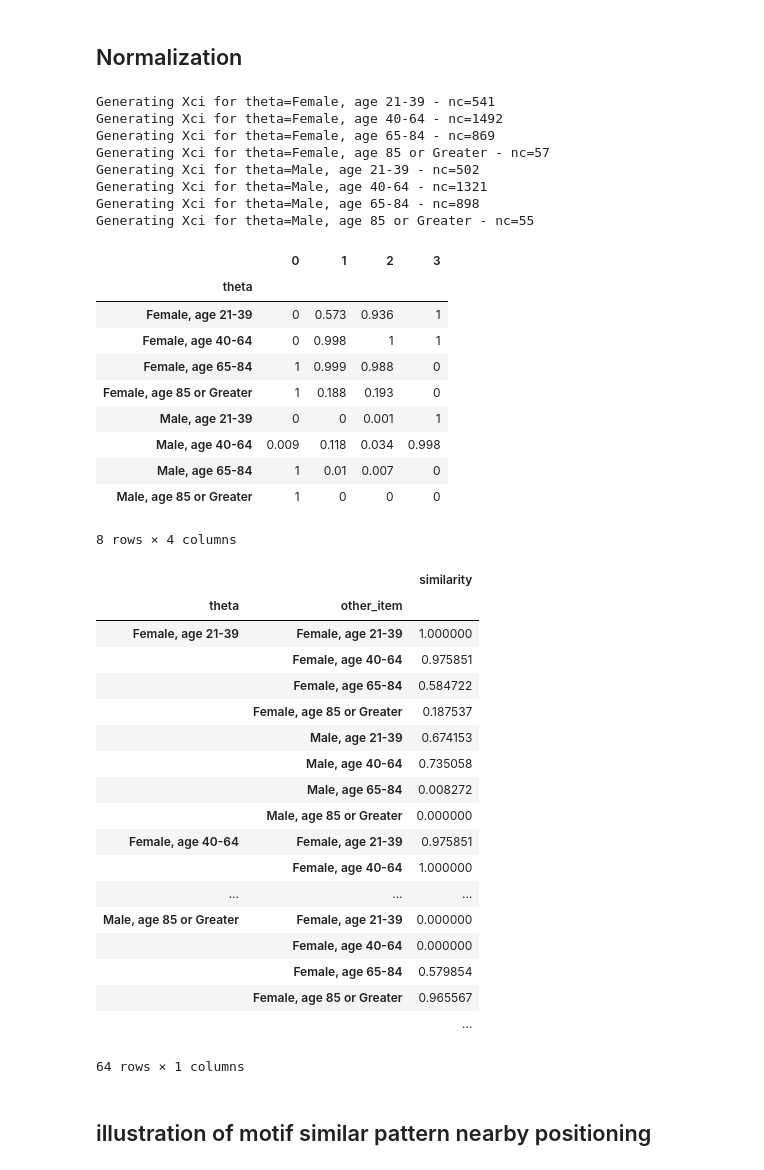
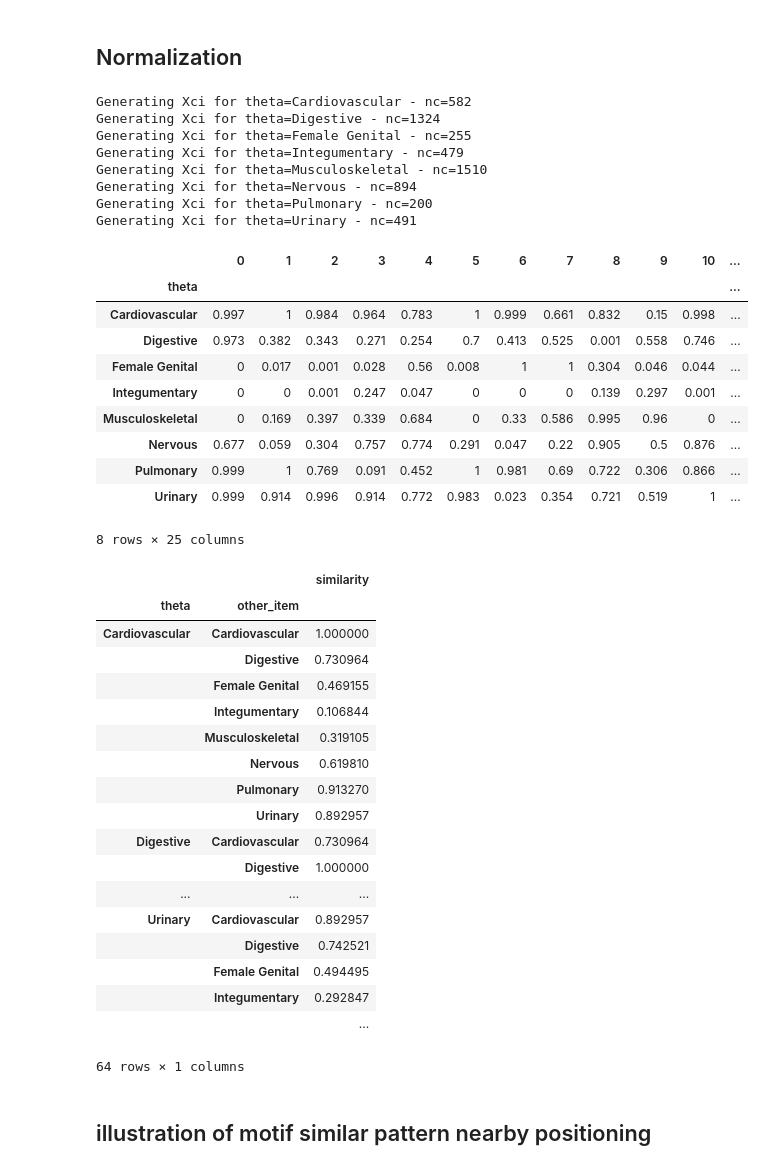
Before and after one commit to pvnick/tempos, a Jupyter notebook: manuscript_code.ipynb, the cells around one changed output. Cells and saved outputs as stored; diff of their text form; code cells hidden in the pictures.

```diff
--- a/manuscript_code.ipynb
+++ b/manuscript_code.ipynb
@@ -685,7 +656,7 @@ def sax_unwindowed(time_series, paa_length, breakpoints):
 # %%
 np.random.seed(10) #ensure we get consistent replicatable results
 all_motifs = {}
-beta = 2 #alphabet size
+beta = 5 #alphabet size
 number_of_ten_minute_intervals_in_frame = 60. * 5. / 10. #5 hours
 all_paa = interpolated_grouped_by_patient.apply(lambda s: piecewise_aggregate_approximation(pd.Series(s.values), paa_size = np.ceil(s.count() / number_of_ten_minute_intervals_in_frame)))
 all_paa_series = pd.Series(all_paa.values)
@@ -998,54 +969,54 @@ start_cutoff_pain_data["custom_column"] = start_cutoff_pain_data.Gender.apply(la
 ## Normalization
 # %%
 #start_cutoff_pain_data.PrimaryCPTCodeCategory2
-#clustered_motif_matrices = get_clustered_motif_matrices("PrimaryCPTCodeCategory2")
+clustered_motif_matrices = get_clustered_motif_matrices("PrimaryCPTCodeCategory2")
 #clustered_motif_matrices = get_clustered_motif_matrices("Gender")
-clustered_motif_matrices = get_clustered_motif_matrices("custom_column")
+#clustered_motif_matrices = get_clustered_motif_matrices("custom_column")
 #clustered_motif_matrices = get_clustered_motif_matrices("Age_Group")
 clustered_motif_matrices_grouped = clustered_motif_matrices.groupby(level=0)
 cluster_sample_sizes = clustered_motif_matrices_grouped.count()
 individual_motif_counts_by_cluster = clustered_motif_matrices_grouped.sum()
 total_motif_quantities_by_cluster = individual_motif_counts_by_cluster.sum(axis=1)
 motif_proportions_clusters = individual_motif_counts_by_cluster.apply(lambda val: val / total_motif_quantities_by_cluster)
 cluster_criteria = motif_proportions_clusters.index
 icons = pd.DataFrame(columns = motif_matrices_by_patient.columns, index = pd.Index(data=[], name="theta"))
 for criterion in cluster_criteria:
     motif_proportions_cluster = motif_proportions_clusters.ix[criterion]
     cluster_n = cluster_sample_sizes.ix[criterion][0]
     minimum_cluster_n = 50
     if cluster_n > minimum_cluster_n:
         print("Generating Xci for theta=" + str(criterion) + " - nc=" + str(cluster_n))
         nr = 1000
         motif_importance_sample = pd.Series(np.arange(nr)).apply(sample_motif_importances, sample_size=cluster_n)
         numerators = motif_importance_sample.apply(lambda row: row <= motif_proportions_cluster, axis=1).sum()
         denominators = motif_importance_sample.count()
         CDF = numerators / denominators
         icon = CDF
         icons.ix[str(criterion)] = icon
     else:
         print("Skipping theta=" + str(criterion) + " - nc=" + str(cluster_n))
 
 icons
 # %% [output]
-Generating Xci for theta=Female, age 21-39 - nc=541
-Generating Xci for theta=Female, age 40-64 - nc=1492
-Generating Xci for theta=Female, age 65-84 - nc=869
-Generating Xci for theta=Female, age 85 or Greater - nc=57
-Generating Xci for theta=Male, age 21-39 - nc=502
-Generating Xci for theta=Male, age 40-64 - nc=1321
-Generating Xci for theta=Male, age 65-84 - nc=898
-Generating Xci for theta=Male, age 85 or Greater - nc=55
+Generating Xci for theta=Cardiovascular - nc=582
+Generating Xci for theta=Digestive - nc=1324
+Generating Xci for theta=Female Genital - nc=255
+Generating Xci for theta=Integumentary - nc=479
+Generating Xci for theta=Musculoskeletal - nc=1510
+Generating Xci for theta=Nervous - nc=894
+Generating Xci for theta=Pulmonary - nc=200
+Generating Xci for theta=Urinary - nc=491
-|  | 0 | 1 | 2 | 3 |
-| theta |  |  |  |  |
-| Female, age 21-39 | 0 | 0.573 | 0.936 | 1 |
-| Female, age 40-64 | 0 | 0.998 | 1 | 1 |
-| Female, age 65-84 | 1 | 0.999 | 0.988 | 0 |
-| Female, age 85 or Greater | 1 | 0.188 | 0.193 | 0 |
-| Male, age 21-39 | 0 | 0 | 0.001 | 1 |
-| Male, age 40-64 | 0.009 | 0.118 | 0.034 | 0.998 |
-| Male, age 65-84 | 1 | 0.01 | 0.007 | 0 |
-| Male, age 85 or Greater | 1 | 0 | 0 | 0 |
+|  | 0 | 1 | 2 | 3 | 4 | 5 | 6 | 7 | 8 | 9 | 10 | ... |
+| theta |  |  |  |  |  |  |  |  |  |  |  | ... |
+| Cardiovascular | 0.997 | 1 | 0.984 | 0.964 | 0.783 | 1 | 0.999 | 0.661 | 0.832 | 0.15 | 0.998 | ... |
+| Digestive | 0.973 | 0.382 | 0.343 | 0.271 | 0.254 | 0.7 | 0.413 | 0.525 | 0.001 | 0.558 | 0.746 | ... |
+| Female Genital | 0 | 0.017 | 0.001 | 0.028 | 0.56 | 0.008 | 1 | 1 | 0.304 | 0.046 | 0.044 | ... |
+| Integumentary | 0 | 0 | 0.001 | 0.247 | 0.047 | 0 | 0 | 0 | 0.139 | 0.297 | 0.001 | ... |
+| Musculoskeletal | 0 | 0.169 | 0.397 | 0.339 | 0.684 | 0 | 0.33 | 0.586 | 0.995 | 0.96 | 0 | ... |
+| Nervous | 0.677 | 0.059 | 0.304 | 0.757 | 0.774 | 0.291 | 0.047 | 0.22 | 0.905 | 0.5 | 0.876 | ... |
+| Pulmonary | 0.999 | 1 | 0.769 | 0.091 | 0.452 | 1 | 0.981 | 0.69 | 0.722 | 0.306 | 0.866 | ... |
+| Urinary | 0.999 | 0.914 | 0.996 | 0.914 | 0.772 | 0.983 | 0.023 | 0.354 | 0.721 | 0.519 | 1 | ... |
-8 rows × 4 columns
+8 rows × 25 columns
 # %%
 def get_similarities(icon, all_icons):
     similarities = cosine_similarity(X=icon, Y=all_icons)[0]
@@ -1058,21 +1029,21 @@ all_theta_similarities
 # %% [output]
 |  |  | similarity |
 | theta | other_item |  |
-| Female, age 21-39 | Female, age 21-39 | 1.000000 |
-|  | Female, age 40-64 | 0.975851 |
-|  | Female, age 65-84 | 0.584722 |
-|  | Female, age 85 or Greater | 0.187537 |
-|  | Male, age 21-39 | 0.674153 |
-|  | Male, age 40-64 | 0.735058 |
-|  | Male, age 65-84 | 0.008272 |
-|  | Male, age 85 or Greater | 0.000000 |
-| Female, age 40-64 | Female, age 21-39 | 0.975851 |
-|  | Female, age 40-64 | 1.000000 |
+| Cardiovascular | Cardiovascular | 1.000000 |
+|  | Digestive | 0.730964 |
+|  | Female Genital | 0.469155 |
+|  | Integumentary | 0.106844 |
+|  | Musculoskeletal | 0.319105 |
+|  | Nervous | 0.619810 |
+|  | Pulmonary | 0.913270 |
+|  | Urinary | 0.892957 |
+| Digestive | Cardiovascular | 0.730964 |
+|  | Digestive | 1.000000 |
 | ... | ... | ... |
-| Male, age 85 or Greater | Female, age 21-39 | 0.000000 |
-|  | Female, age 40-64 | 0.000000 |
-|  | Female, age 65-84 | 0.579854 |
-|  | Female, age 85 or Greater | 0.965567 |
+| Urinary | Cardiovascular | 0.892957 |
+|  | Digestive | 0.742521 |
+|  | Female Genital | 0.494495 |
+|  | Integumentary | 0.292847 |
 |  |  | ... |
 64 rows × 1 columns
 # %% [markdown]
```
Also changed, not shown: parts of 5 cells of this notebook, 1 other file.
